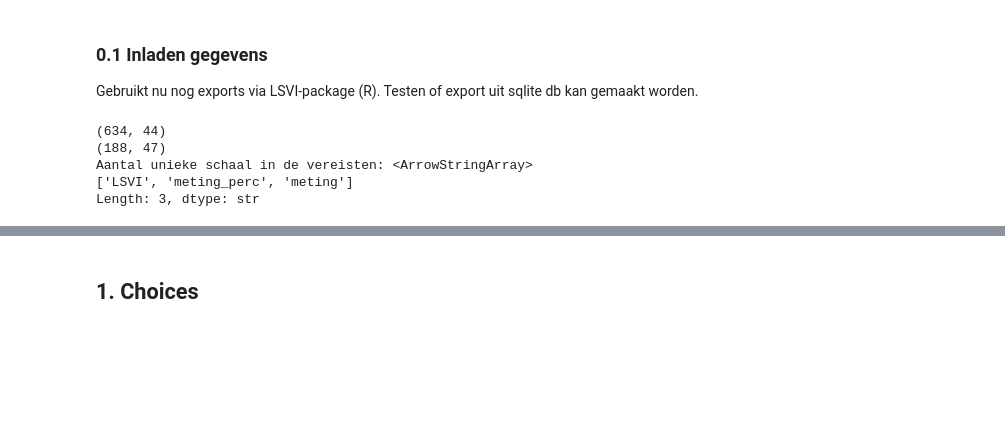
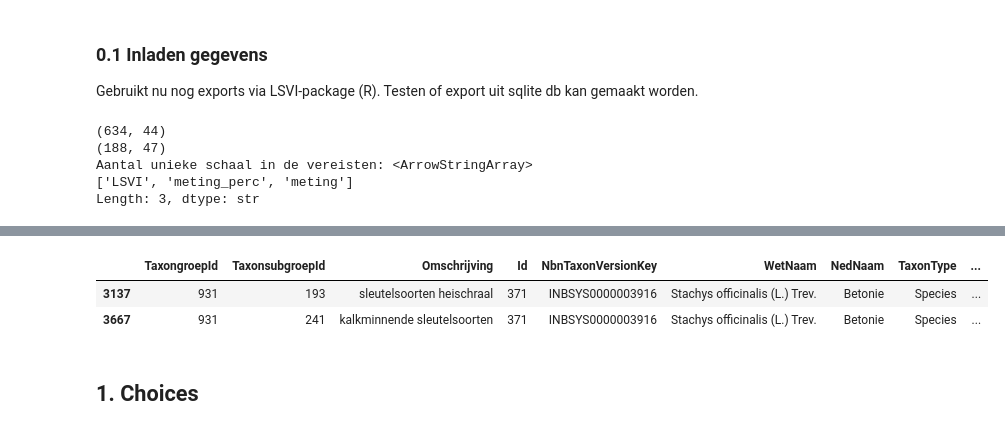
Before and after one commit to inbo/gis-lsvi-app, a Jupyter notebook: notebooks/create_xlsform.ipynb, the cells around one changed output, grey strips where cells are left out. Drawn from its saved outputs; the diff is of its cells as text; code cells hidden in the pictures; blank space fills up the shorter version.

```diff
--- a/notebooks/create_xlsform.ipynb
+++ b/notebooks/create_xlsform.ipynb
@@ -108,3 +78,9 @@ df_vereisten[(df_vereisten['Type_vraag'] == 'Matrixvraag') & (df_vereisten['Besc
+# %%
+df_soorten[(df_soorten['TaxongroepId'] == 931) & (df_soorten['Id'] == 371)]
+# %% [output]
+|  | TaxongroepId | TaxonsubgroepId | Omschrijving | Id | NbnTaxonVersionKey | WetNaam | NedNaam | TaxonType | ... |
+| 3137 | 931 | 193 | sleutelsoorten heischraal | 371 | INBSYS0000003916 | Stachys officinalis (L.) Trev. | Betonie | Species | ... |
+| 3667 | 931 | 241 | kalkminnende sleutelsoorten | 371 | INBSYS0000003916 | Stachys officinalis (L.) Trev. | Betonie | Species | ... |
 # %%
 # df_vereisten.to_csv('../output/test_beschrijving.csv', index=False, sep=';')
 # %%
```
Also changed, not shown: parts of 3 cells of this notebook, 6 other files.
